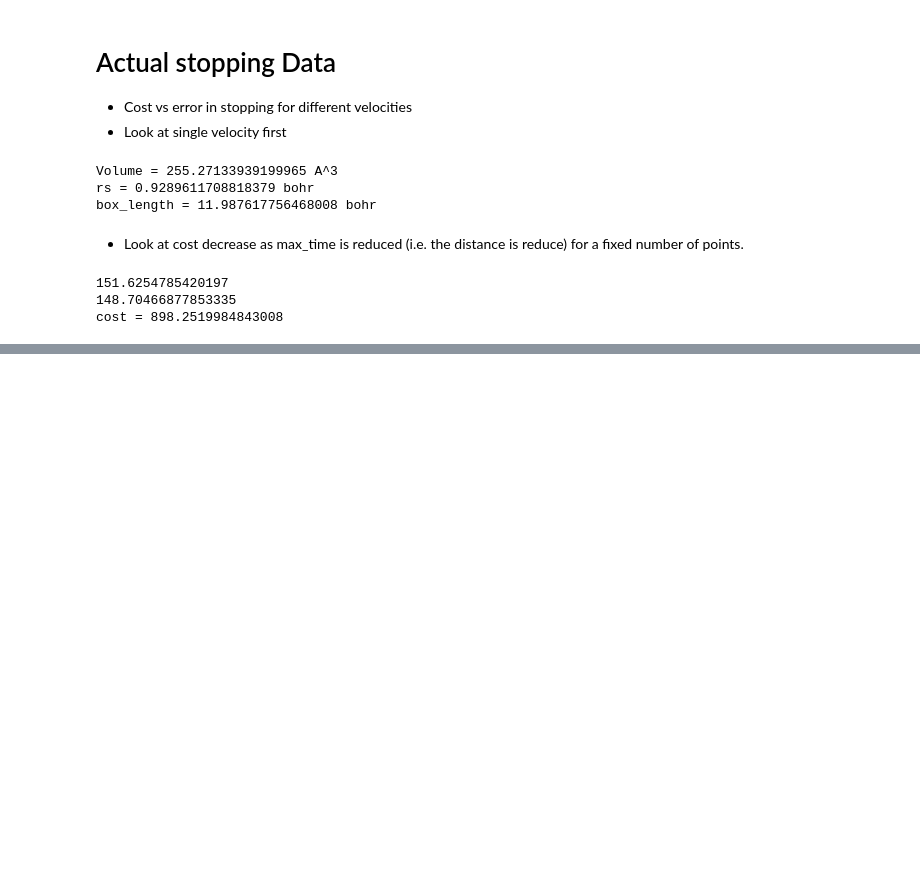
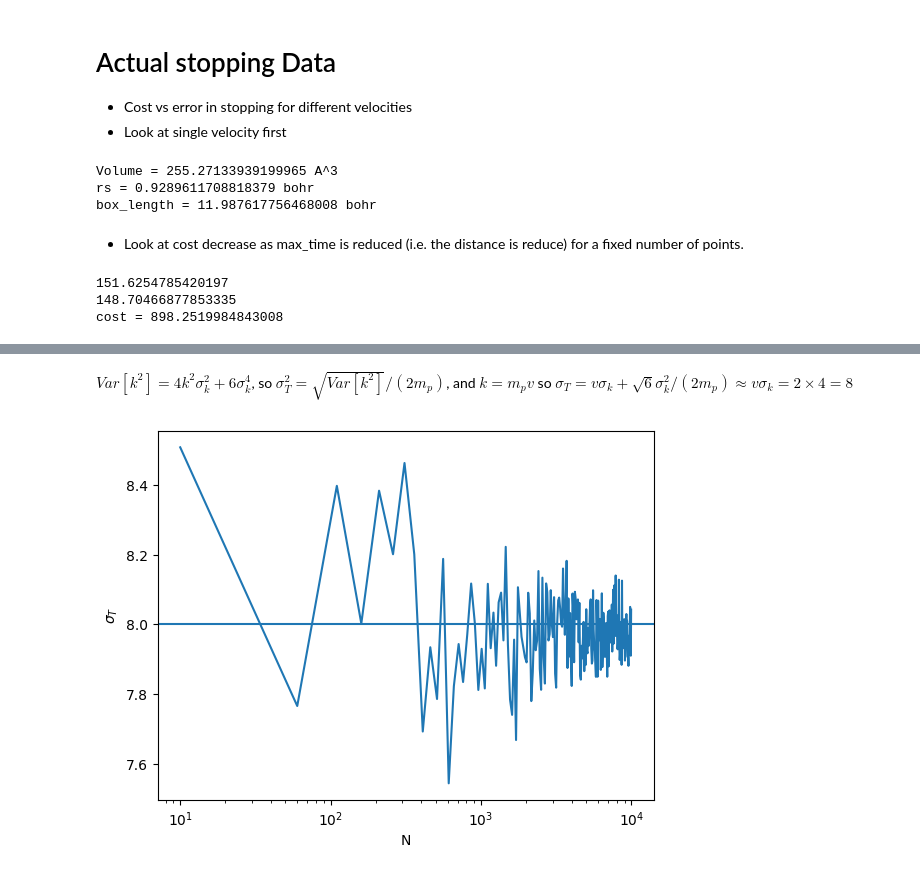
Before and after one commit to ncrubin/mec-sandia, a Jupyter notebook: notebooks/sampling_tradeoff.ipynb, the cells around one changed output, grey strips where cells are left out. Cells and saved outputs as stored; diff of their text form; code cells hidden in the pictures; blank space fills up the shorter version.

```diff
--- a/notebooks/sampling_tradeoff.ipynb
+++ b/notebooks/sampling_tradeoff.ipynb
@@ -372,0 +471,20 @@ plt.xscale("log")
+# %%
+from mec_sandia.gaussians import estimate_kinetic_energy_sampling
+sigma_k = 4
+func = lambda ns: estimate_kinetic_energy_sampling(
+    ecut_ha, box_length, sigma_k, ndim=3, num_samples=ns, kproj=np.array([kproj, 0, 0])
+)
+xs = range(10, 10000, 50)
+errs = [func(ns)[1] for ns in xs]
+# %% [markdown]
+$Var[k^2] = 4 k^2 \sigma_k^2 + 6 \sigma_k^4$, so $\sigma_T^2 = \sqrt{Var[k^2]}/(2 m_p) $, and $k = m_p v$ so $\sigma_T = v \sigma_k + \sqrt{6} \sigma_k^2 / (2 m_p) \approx v \sigma_k = 2 \times 4  = 8$
+# %%
+from mec_sandia.gaussians import kinetic_variance_exact
+plt.plot(xs, errs * np.sqrt(xs) / (mass_proj))
+var = kinetic_variance_exact(kproj**2, sigma_k)
+plt.axhline(var**0.5 / (2*mass_proj))
+plt.xlabel("N")
+plt.ylabel("$\sigma_T$")
+plt.xscale("log")
+# %% [output]
+[figure, added]
```
Also changed, not shown: parts of 20 cells of this notebook, 4 other files.
